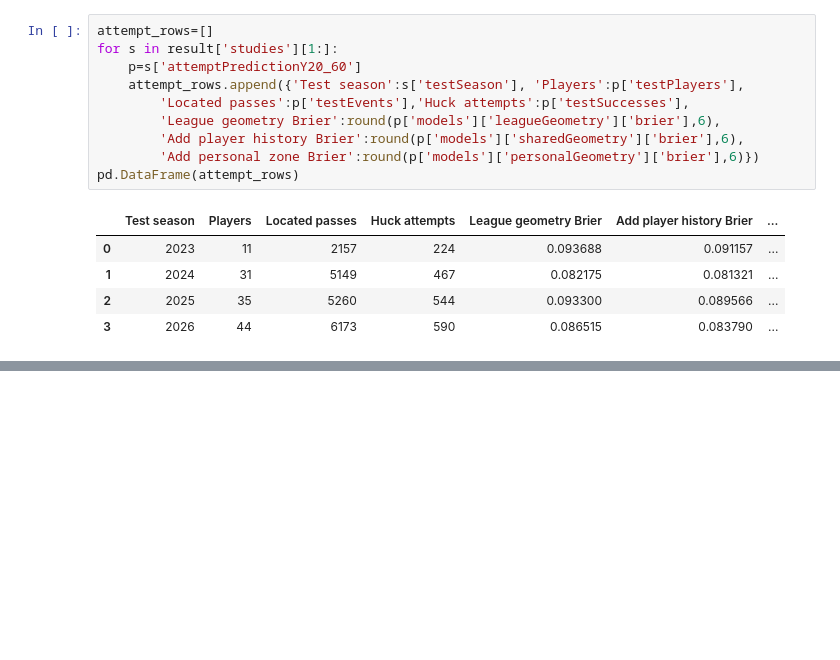
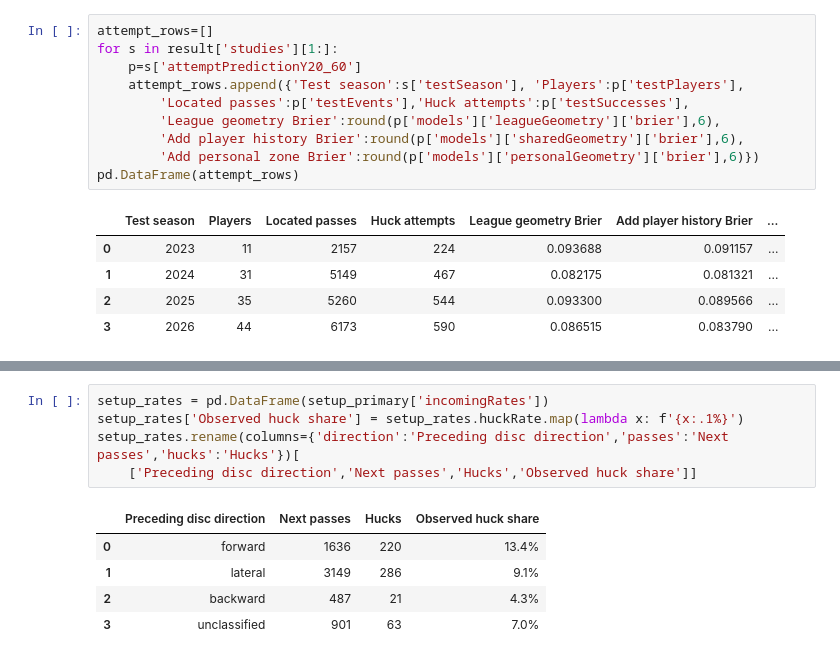
Before and after one commit to Tttaussig33/UFA_player_archetyping, a Jupyter notebook: analysis/multiseason_release_validation.ipynb, the cells around one changed output, grey strips where cells are left out. Saved outputs shown, nothing was run; the diff lists cells and outputs as text; blank space fills up the shorter version.

```diff
--- a/analysis/multiseason_release_validation.ipynb
+++ b/analysis/multiseason_release_validation.ipynb
@@ -228,0 +276,11 @@ All computations, exclusions, model specifications, sensitivity checks and per-p
+# %%
+setup_rates = pd.DataFrame(setup_primary['incomingRates'])
+setup_rates['Observed huck share'] = setup_rates.huckRate.map(lambda x: f'{x:.1%}')
+setup_rates.rename(columns={'direction':'Preceding disc direction','passes':'Next passes','hucks':'Hucks'})[
+    ['Preceding disc direction','Next passes','Hucks','Observed huck share']]
+# %% [output]
+|  | Preceding disc direction | Next passes | Hucks | Observed huck share |
+| 0 | forward | 1636 | 220 | 13.4% |
+| 1 | lateral | 3149 | 286 | 9.1% |
+| 2 | backward | 487 | 21 | 4.3% |
+| 3 | unclassified | 901 | 63 | 7.0% |
```
Also changed, not shown: parts of 15 cells of this notebook, 6 other files.
